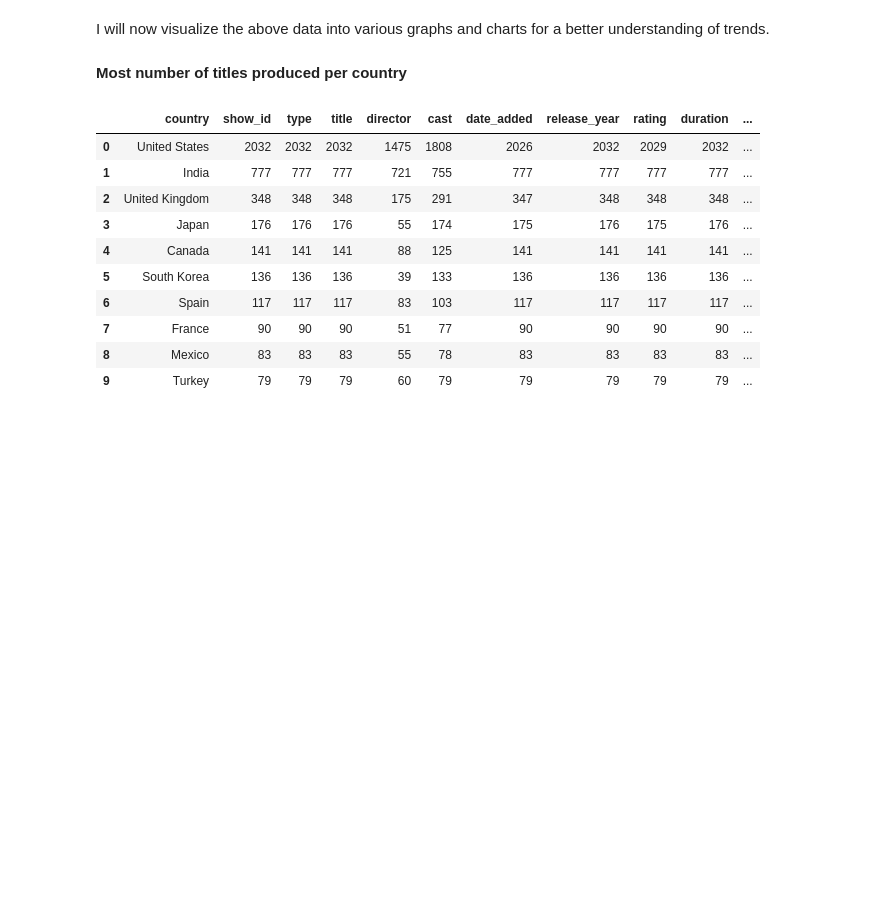
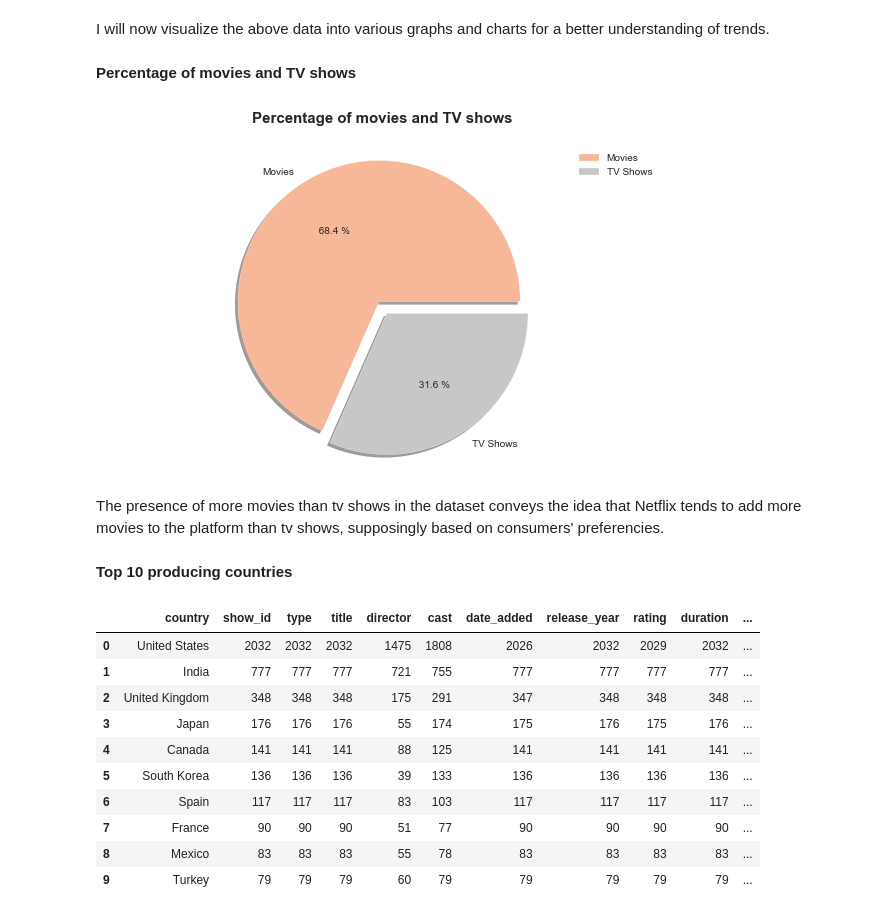
Before and after one commit to ta-data-mexpt/project-dataviz, a Jupyter notebook: Data Visualization Jupyter Notebook - Kopie.ipynb, the cells around one changed output. Cells and saved outputs as stored; diff of their text form; code cells hidden in the pictures; blank space fills up the shorter version.

```diff
--- a/Data Visualization Jupyter Notebook - Kopie.ipynb
+++ b/Data Visualization Jupyter Notebook - Kopie.ipynb
@@ -161,5 +159,27 @@ The presence of more movies than tv shows in the present dataset conveys the ide
-# %% [markdown]
-**Most number of titles produced per country**
+# %% [markdown]
+**Percentage of movies and TV shows**
+# %%
+#separate movies and tv_shows:
+movie_rows = titles.loc[titles["type"] == "Movie"]
+tv_rows = titles.loc[titles["type"] == "TV Show"]
+
+# Calculate percentages of movies and tv shows:
+movies_per = round(movie_rows.shape[0] / titles["type"].shape[0] * 100, 2)
+tvshows_per = round(tv_rows.shape[0] / titles["type"].shape[0] * 100, 2)
+# %%
+fig = plt.figure(figsize=(10, 6))
+
+plt.pie([movies_per, tvshows_per], labels=["Movies", "TV Shows"], shadow=True, startangle=0, autopct ='% 1.1f %%', explode=(0, 0.1), colors=sns.color_palette("RdGy", n_colors=2))
+plt.axis('equal')
+
+plt.title('Percentage of movies and TV shows\n', fontsize=15, fontweight='bold')
+plt.legend(["Movies", "TV Shows"], loc=0);
+# %% [output]
+[figure, added]
+# %% [markdown]
+The presence of more movies than tv shows in the dataset conveys the idea that Netflix tends to add more movies to the platform than tv shows, supposingly based on consumers' preferencies.
+# %% [markdown]
+**Top 10 producing countries**
 # %%
 #group the number of titles produced per country and then will plot two figures
 most_titles_produced = titles.groupby('country').count().sort_values('title',ascending=False).head(10)
```
Also changed, not shown: parts of 1 cell of this notebook.
